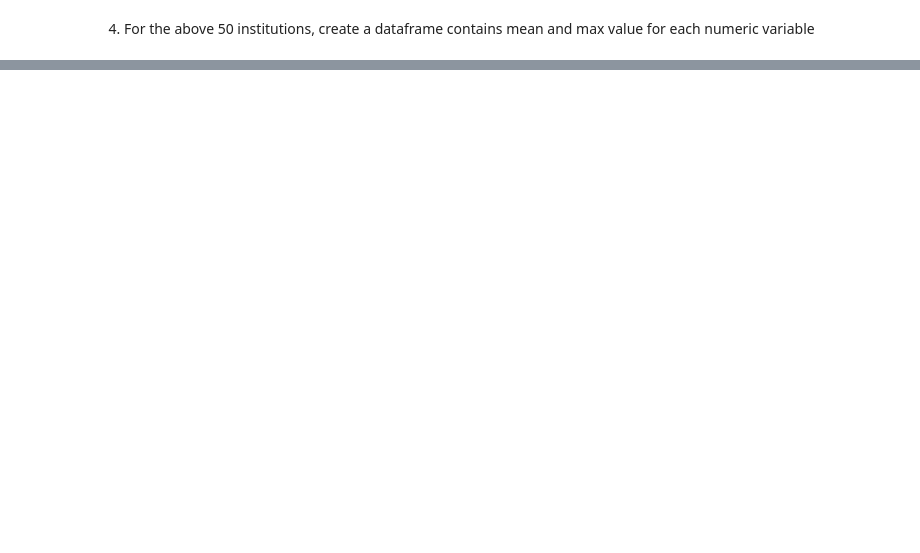
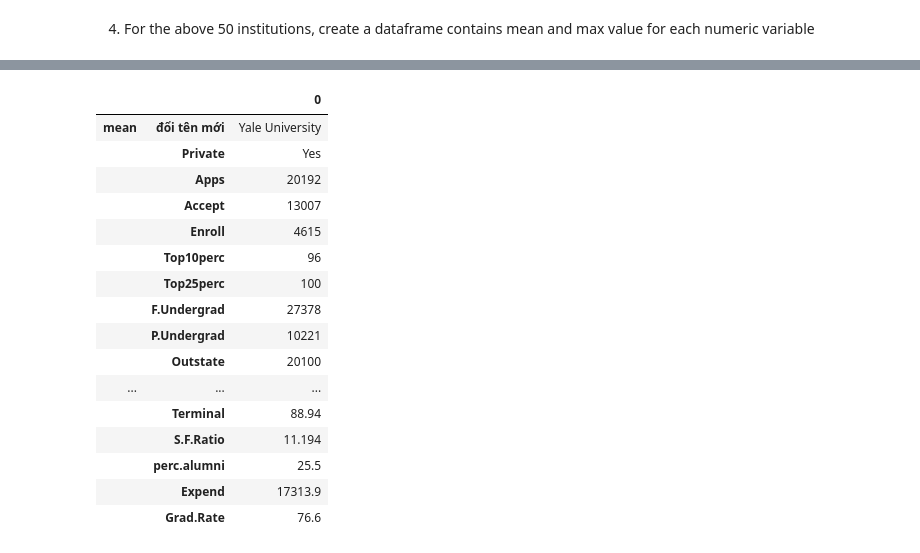
Before and after one commit to nguyenvlm/DataScienceWithPython, a Jupyter notebook: exercises/ex1_pandas_numpy.ipynb, the cells around one changed output, grey strips where cells are left out. Drawn from its saved outputs; the diff is of its cells as text; code cells hidden in the pictures; blank space fills up the shorter version.

```diff
--- a/exercises/ex1_pandas_numpy.ipynb
+++ b/exercises/ex1_pandas_numpy.ipynb
@@ -75,0 +58,27 @@ dtype: object
+# %%
+m=p.max()
+me=p.mean()
+l=pd.DataFrame(m)
+l1=pd.DataFrame(me)
+frames=[l,l1]
+# result = pd.concat([m, me], axis=1)
+result = pd.concat(frames, keys=['mean', 'max'])
+result
+# %% [output]
+|  |  | 0 |
+| mean | đổi tên mới | Yale University |
+|  | Private | Yes |
+|  | Apps | 20192 |
+|  | Accept | 13007 |
+|  | Enroll | 4615 |
+|  | Top10perc | 96 |
+|  | Top25perc | 100 |
+|  | F.Undergrad | 27378 |
+|  | P.Undergrad | 10221 |
+|  | Outstate | 20100 |
+| ... | ... | ... |
+|  | Terminal | 88.94 |
+|  | S.F.Ratio | 11.194 |
+|  | perc.alumni | 25.5 |
+|  | Expend | 17313.9 |
+|  | Grad.Rate | 76.6 |
```
Also changed, not shown: parts of 3 cells of this notebook, 3 other files.
